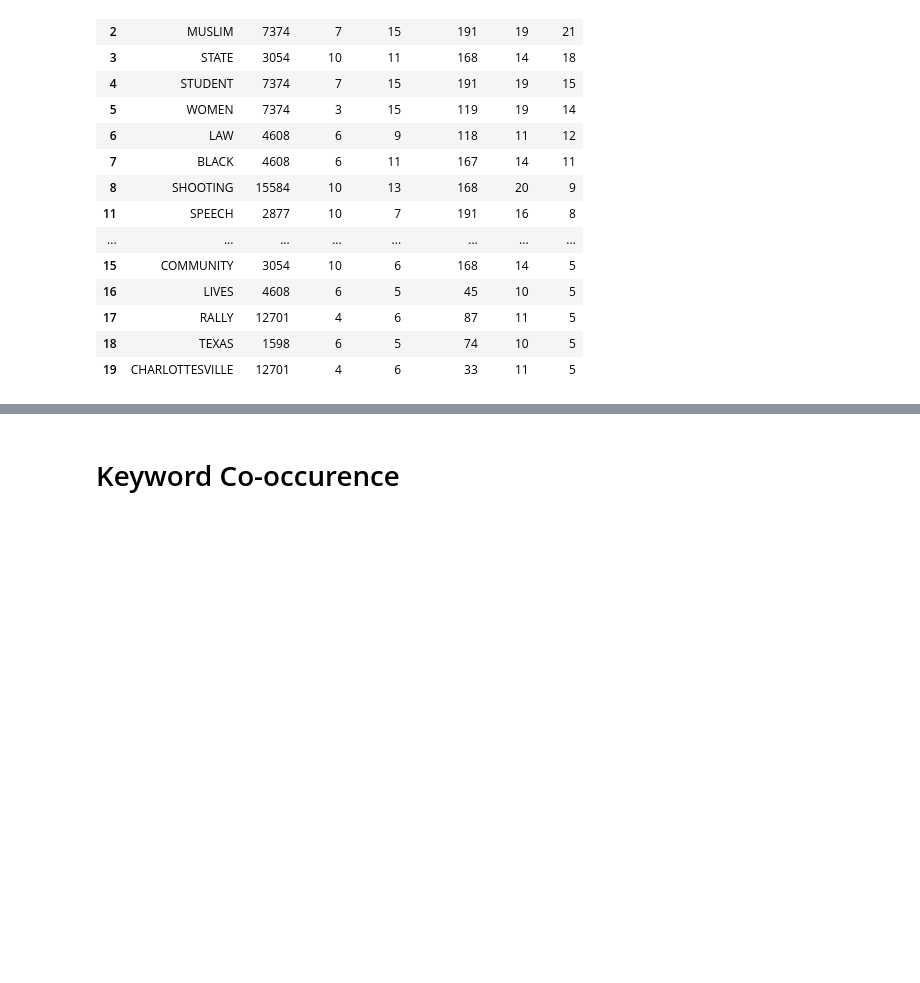
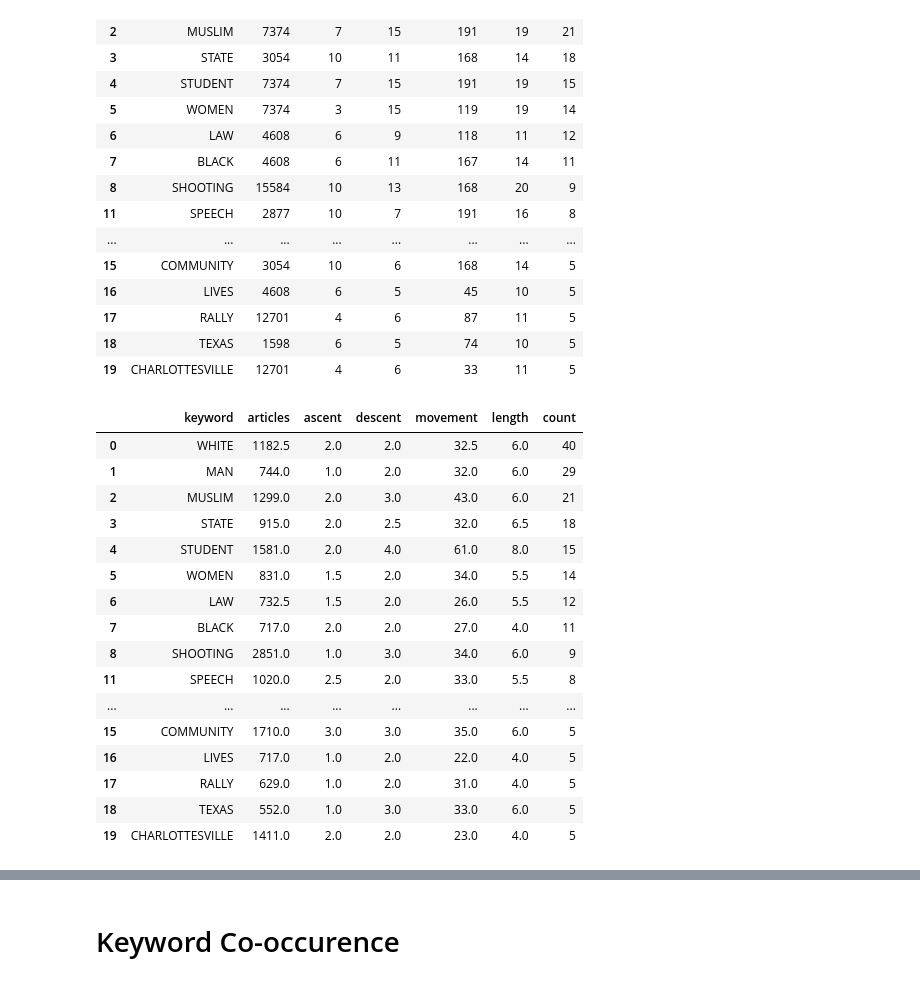
Before and after one commit to Jwmazzi/media_research, a Jupyter notebook: planning/GDELT Keywords.ipynb, the cells around one changed output, grey strips where cells are left out. Drawn from its saved outputs; the diff is of its cells as text; code cells hidden in the pictures; blank space fills up the shorter version.

```diff
--- a/planning/GDELT Keywords.ipynb
+++ b/planning/GDELT Keywords.ipynb
@@ -250,3 +273,32 @@ d
 | 17 | RALLY | 12701 | 4 | 6 | 87 | 11 | 5 |
 | 18 | TEXAS | 1598 | 6 | 5 | 74 | 10 | 5 |
 | 19 | CHARLOTTESVILLE | 12701 | 4 | 6 | 33 | 11 | 5 |
+# %%
+# Median Values
+
+data  = []
+for keyword in tk_df.keywords:
+    keyword = keyword.split(':')[0]
+    rows = df[df.keywords.apply(lambda x: keyword in x)]
+    data.append([keyword, rows.articles.median(), rows.ascent.median(), rows.descent.median(), rows.movement.median(), rows.length.median(), len(rows)])
+med_d = pd.DataFrame(data, columns=['keyword', 'articles', 'ascent', 'descent', 'movement', 'length', 'count'])
+med_d.sort_values('count', inplace=True, ascending=False)
+med_d
+# %% [output]
+|  | keyword | articles | ascent | descent | movement | length | count |
+| 0 | WHITE | 1182.5 | 2.0 | 2.0 | 32.5 | 6.0 | 40 |
+| 1 | MAN | 744.0 | 1.0 | 2.0 | 32.0 | 6.0 | 29 |
+| 2 | MUSLIM | 1299.0 | 2.0 | 3.0 | 43.0 | 6.0 | 21 |
+| 3 | STATE | 915.0 | 2.0 | 2.5 | 32.0 | 6.5 | 18 |
+| 4 | STUDENT | 1581.0 | 2.0 | 4.0 | 61.0 | 8.0 | 15 |
+| 5 | WOMEN | 831.0 | 1.5 | 2.0 | 34.0 | 5.5 | 14 |
+| 6 | LAW | 732.5 | 1.5 | 2.0 | 26.0 | 5.5 | 12 |
+| 7 | BLACK | 717.0 | 2.0 | 2.0 | 27.0 | 4.0 | 11 |
+| 8 | SHOOTING | 2851.0 | 1.0 | 3.0 | 34.0 | 6.0 | 9 |
+| 11 | SPEECH | 1020.0 | 2.5 | 2.0 | 33.0 | 5.5 | 8 |
+| ... | ... | ... | ... | ... | ... | ... | ... |
+| 15 | COMMUNITY | 1710.0 | 3.0 | 3.0 | 35.0 | 6.0 | 5 |
+| 16 | LIVES | 717.0 | 1.0 | 2.0 | 22.0 | 4.0 | 5 |
+| 17 | RALLY | 629.0 | 1.0 | 2.0 | 31.0 | 4.0 | 5 |
+| 18 | TEXAS | 552.0 | 1.0 | 3.0 | 33.0 | 6.0 | 5 |
+| 19 | CHARLOTTESVILLE | 1411.0 | 2.0 | 2.0 | 23.0 | 4.0 | 5 |
```
Also changed, not shown: parts of 17 cells of this notebook.
